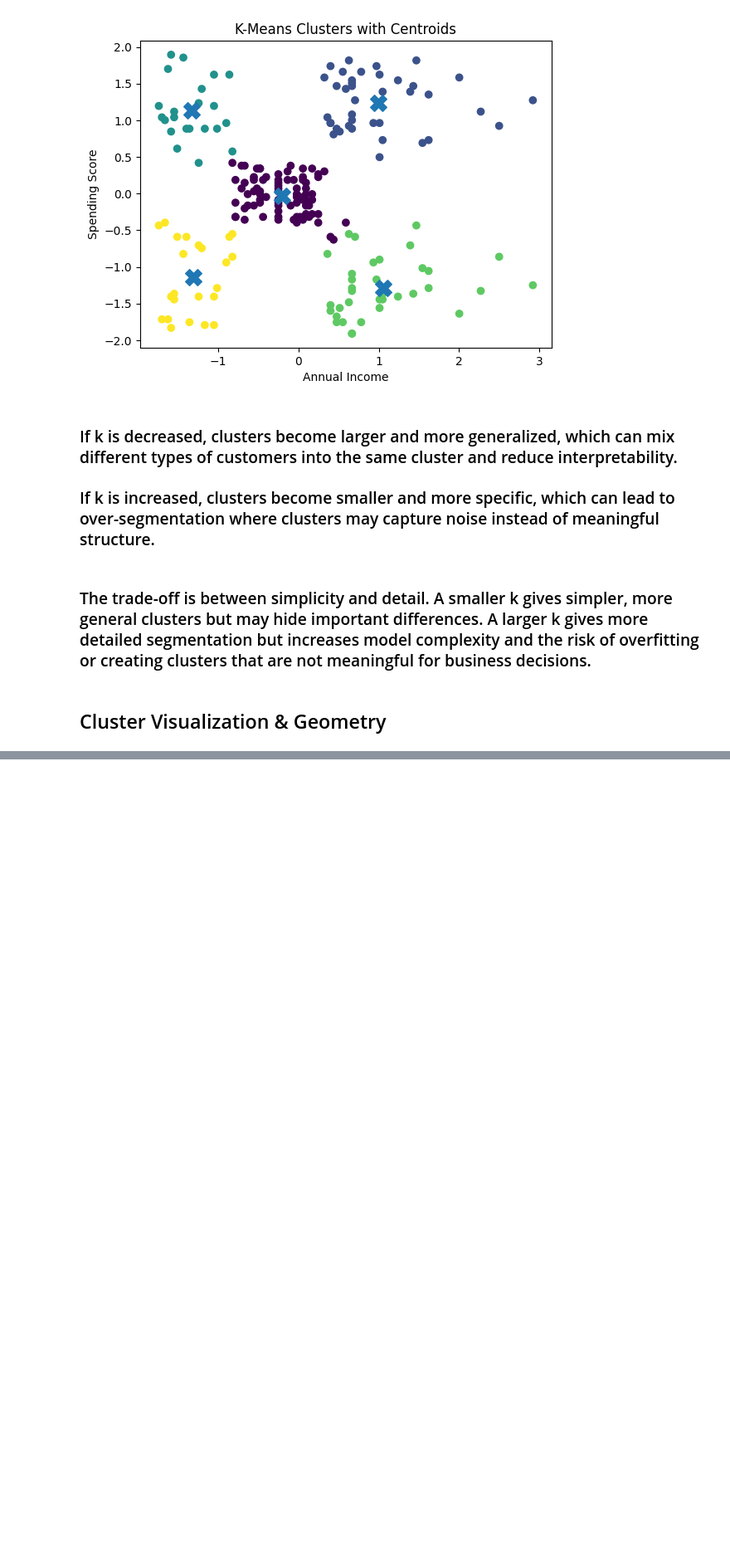
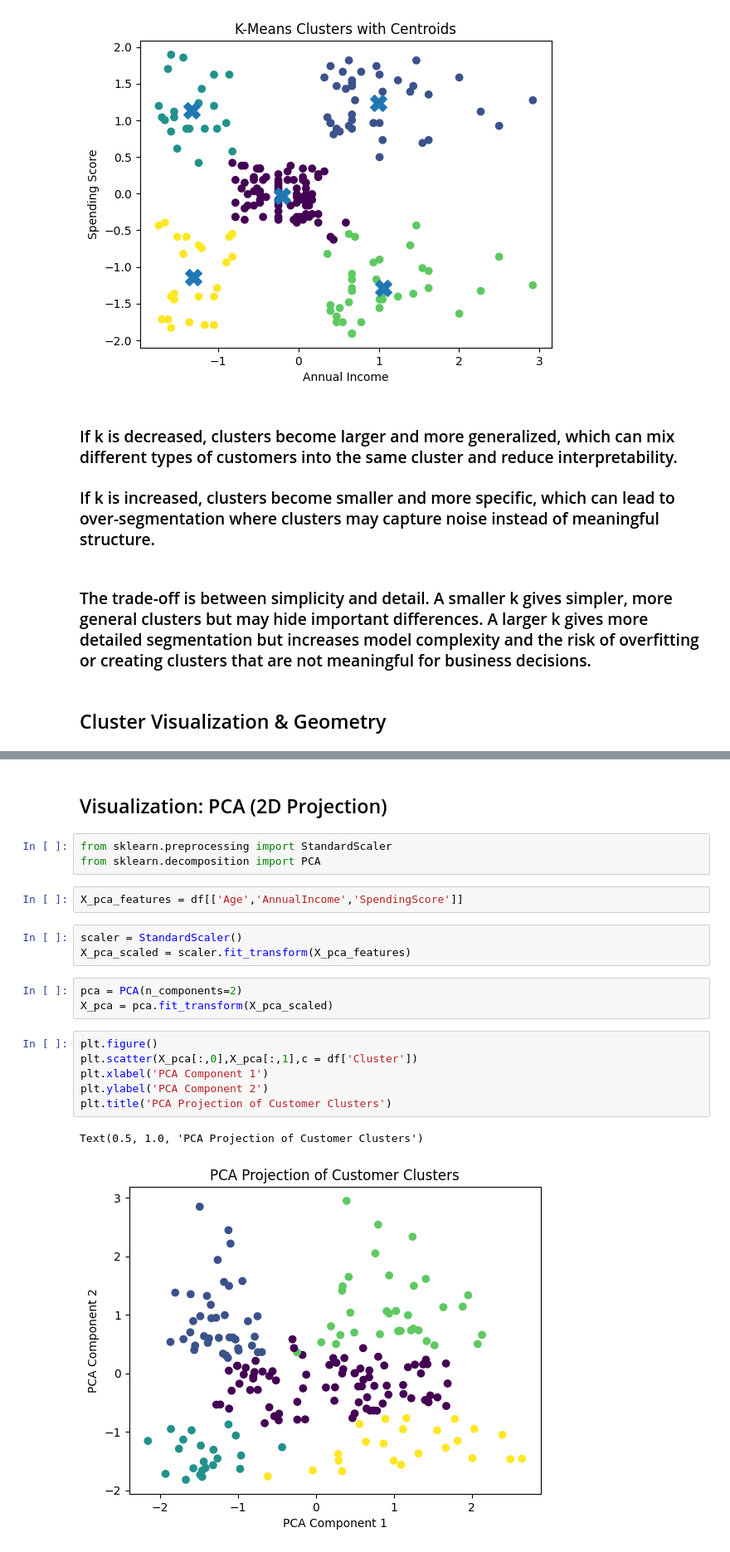
Before and after one commit to afnanyoosuf/Customer_Segmentation_Clustering, a Jupyter notebook: notebooks/03_clustering.ipynb, the cells around one changed output, grey strips where cells are left out. Shown at 83% size. Saved outputs shown, nothing was run; the diff lists cells and outputs as text; blank space fills up the shorter version.

```diff
--- a/notebooks/03_clustering.ipynb
+++ b/notebooks/03_clustering.ipynb
@@ -114,0 +118,22 @@ SyntaxError: invalid syntax (2702317179.py, line 4)
+# %% [markdown]
+## Visualization: PCA (2D Projection)
+# %%
+from sklearn.preprocessing import StandardScaler
+from sklearn.decomposition import PCA
+# %%
+X_pca_features = df[['Age','AnnualIncome','SpendingScore']]
+# %%
+scaler = StandardScaler()
+X_pca_scaled = scaler.fit_transform(X_pca_features)
+# %%
+pca = PCA(n_components=2)
+X_pca = pca.fit_transform(X_pca_scaled)
+# %%
+plt.figure()
+plt.scatter(X_pca[:,0],X_pca[:,1],c = df['Cluster'])
+plt.xlabel('PCA Component 1')
+plt.ylabel('PCA Component 2')
+plt.title('PCA Projection of Customer Clusters')
+# %% [output]
+Text(0.5, 1.0, 'PCA Projection of Customer Clusters')
+[figure, added]
```
Also changed, not shown: parts of 3 cells of this notebook.
